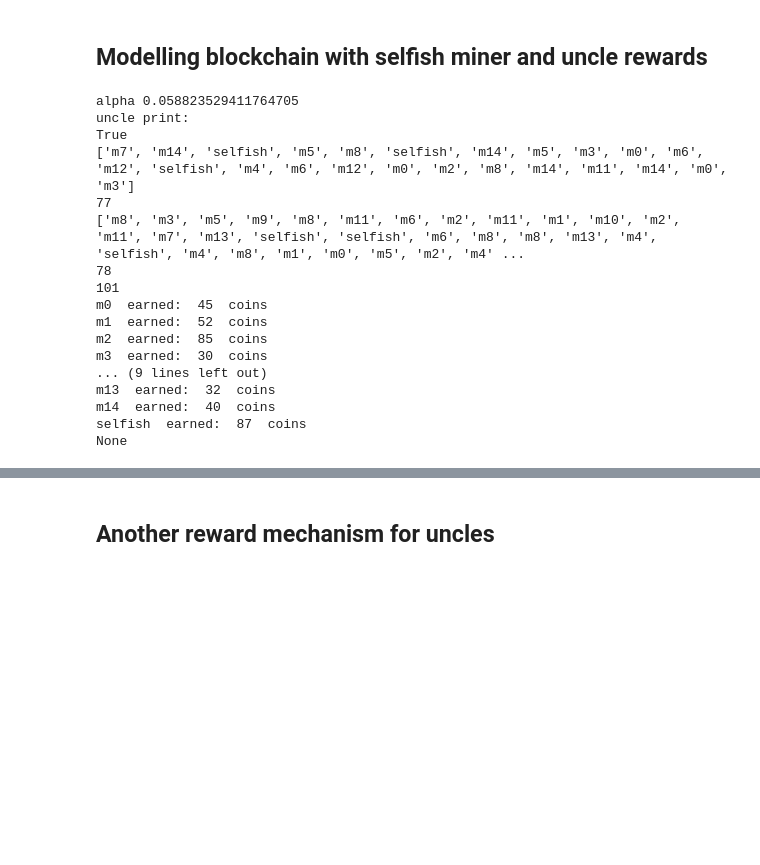
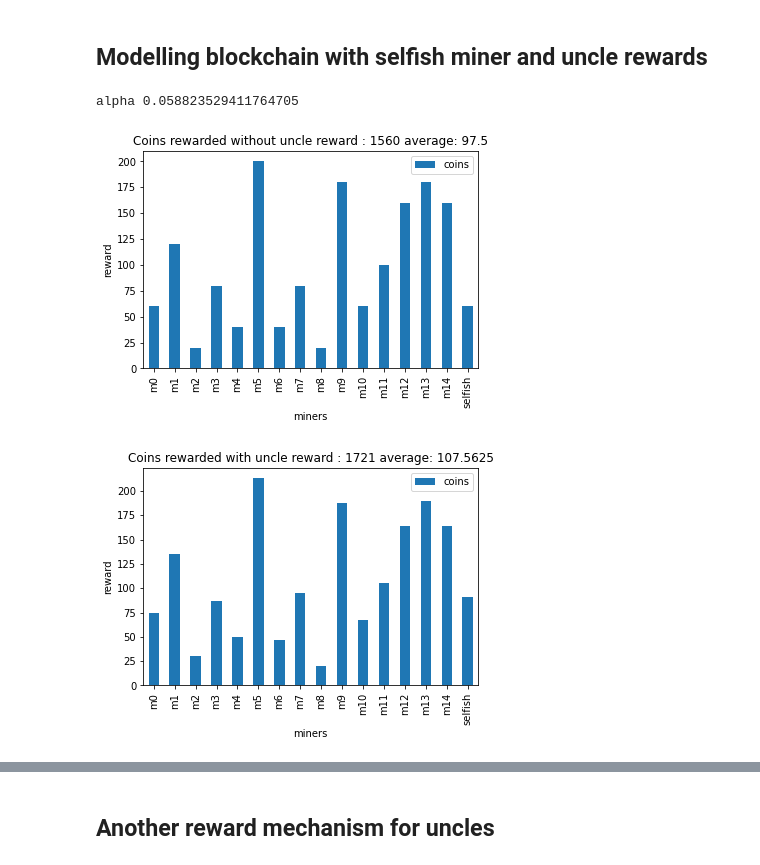
Before and after one commit to TTorgersen/dat650Project, a Jupyter notebook: uncle.ipynb, the cells around one changed output, grey strips where cells are left out. Saved outputs shown, nothing was run; the diff lists cells and outputs as text; code cells hidden in the pictures; blank space fills up the shorter version.

```diff
--- a/uncle.ipynb
+++ b/uncle.ipynb
@@ -369,57 +362,38 @@ bc = Blockchain("0", 5)
 miners = []
 for i in range(15):
     m = Miner(1, "m"+str(i), bc)
     miners.append(m)
 
 selfish = SelfishMiner(1,"selfish", bc)
 while bc.size < 101:
     selfish.PoWSolver()
 
     for m in miners:
         m.PoWSolver()
 
     selfish.UpdateLast()
 
     for m in miners:
         m.UpdateLast()
 
 
 miners.append(selfish)
 total = selfish.miningPower
 for m in miners:
     total += m.miningPower
 print("alpha {}".format(selfish.miningPower/total))
-print("uncle print:")
 bc.createMainChain()
 bc.getUncles()
 bc.getUnclesBlock()
 calculateBaseRewards(miners,bc.mainchainPrint)
+calculateBaseRewards(miners,bc.mainchainPrint)
+visualizeRewards(miners, "without")
 calculateUncleRewards(miners, bc.uncleBlocks, bc.mainchain)
-print(bc.hasFork())
-print(bc.uncles)
-print(bc.longestChain().height)
-print(bc.mainchainPrint)
-print(len(bc.mainchain))
-print(bc.size)
-print(showRewards(miners))
+visualizeRewards(miners, "with")
 # %% [output]
 alpha 0.058823529411764705
-uncle print:
-True
-['m7', 'm14', 'selfish', 'm5', 'm8', 'selfish', 'm14', 'm5', 'm3', 'm0', 'm6', 'm12', 'selfish', 'm4', 'm6', 'm12', 'm0', 'm2', 'm8', 'm14', 'm11', 'm14', 'm0', 'm3']
-77
-['m8', 'm3', 'm5', 'm9', 'm8', 'm11', 'm6', 'm2', 'm11', 'm1', 'm10', 'm2', 'm11', 'm7', 'm13', 'selfish', 'selfish', 'm6', 'm8', 'm8', 'm13', 'm4', 'selfish', 'm4', 'm8', 'm1', 'm0', 'm5', 'm2', 'm4' ...
-78
-101
-m0  earned:  45  coins
-m1  earned:  52  coins
-m2  earned:  85  coins
-m3  earned:  30  coins
-... (9 lines left out)
-m13  earned:  32  coins
-m14  earned:  40  coins
-selfish  earned:  87  coins
-None
+[figure, added]
+[figure, added]
 # %%
 show(bc)
 # %% [output]
```
Also changed, not shown: parts of 3 cells of this notebook.
